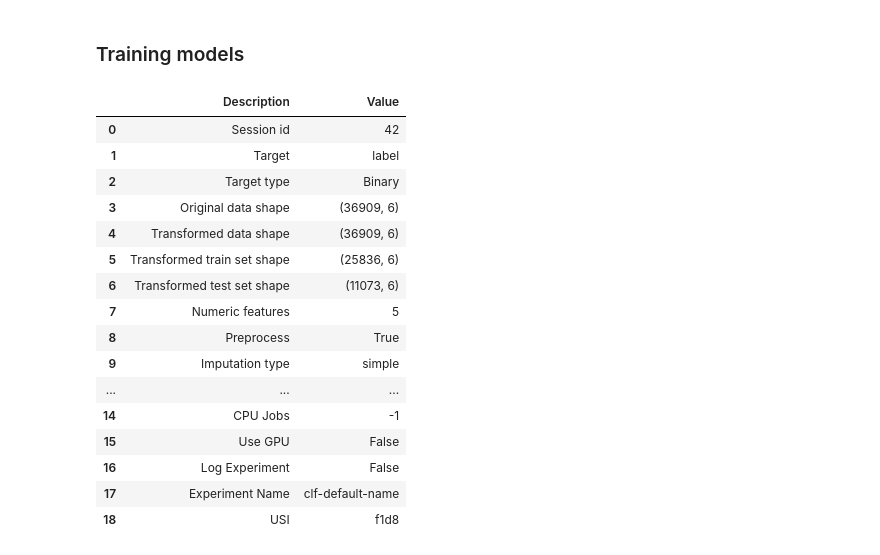
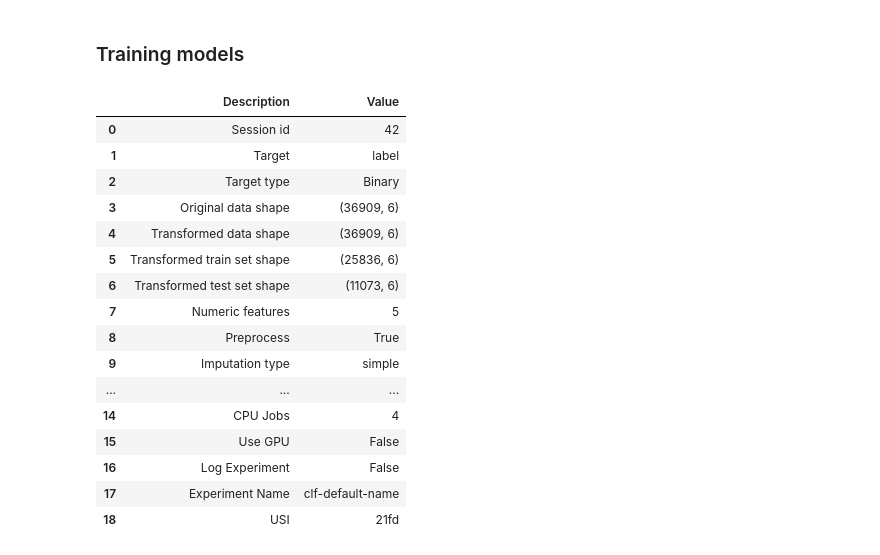
Before and after one commit to Backup8Bits/mlops-model, a Jupyter notebook: notebooks/eda_network.ipynb, the cells around one changed output. Cells and saved outputs as stored; diff of their text form; code cells hidden in the pictures.

```diff
--- a/notebooks/eda_network.ipynb
+++ b/notebooks/eda_network.ipynb
@@ -445,24 +446,25 @@ pca_df["label"].unique().tolist()
 # %%
 clf_models = setup(
     data=pca_df,
     target="label",
     session_id=42,
+    n_jobs=4,
 )
 # %% [output]
 |  | Description | Value |
 | 0 | Session id | 42 |
 | 1 | Target | label |
 | 2 | Target type | Binary |
 | 3 | Original data shape | (36909, 6) |
 | 4 | Transformed data shape | (36909, 6) |
 | 5 | Transformed train set shape | (25836, 6) |
 | 6 | Transformed test set shape | (11073, 6) |
 | 7 | Numeric features | 5 |
 | 8 | Preprocess | True |
 | 9 | Imputation type | simple |
 | ... | ... | ... |
-| 14 | CPU Jobs | -1 |
+| 14 | CPU Jobs | 4 |
 | 15 | Use GPU | False |
 | 16 | Log Experiment | False |
 | 17 | Experiment Name | clf-default-name |
-| 18 | USI | f1d8 |
+| 18 | USI | 21fd |
```
Also changed, not shown: parts of 7 cells of this notebook, 4 other files.
